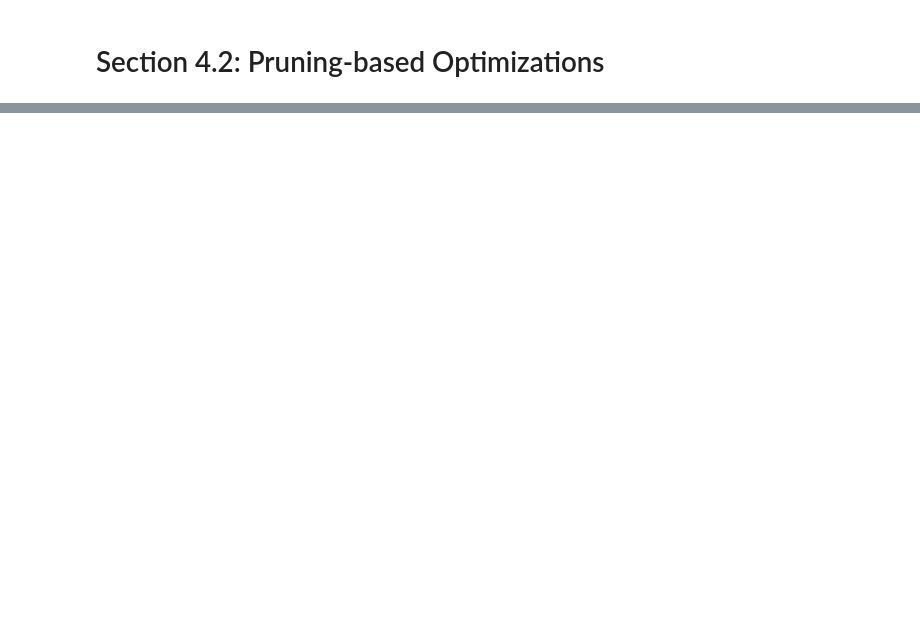
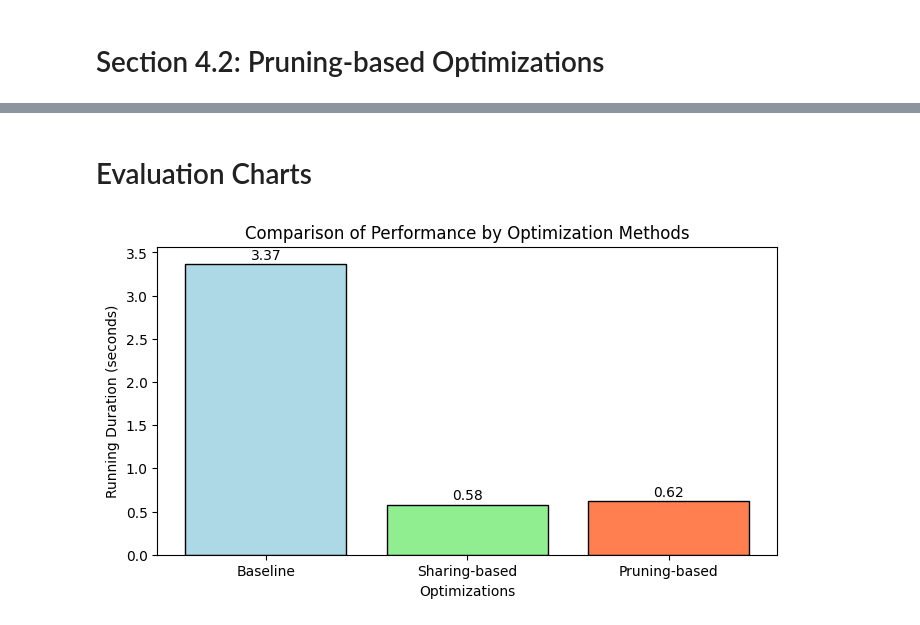
Before and after one commit to lilingxi01/seedb-replication, a Jupyter notebook: Everything+Evaluation.ipynb, the cells around one changed output, grey strips where cells are left out. Saved outputs shown, nothing was run; the diff lists cells and outputs as text; code cells hidden in the pictures; blank space fills up the shorter version.

```diff
--- a/Everything+Evaluation.ipynb
+++ b/Everything+Evaluation.ipynb
@@ -403,28 +528,27 @@ def pruning_based_optimizations():
 # %%
 import time
 
-
 # Measure execution time of baseline.
 start_time = time.time()
-result_one = baseline()
+result_baseline = baseline()
 end_time = time.time()
-duration_one = end_time - start_time
-print(f"Baseline: {duration_one} seconds")
+duration_baseline = end_time - start_time
+print(f"Baseline: {duration_baseline} seconds")
 
 print()
 
 # Measure execution time of sharing-based optimizations.
 start_time = time.time()
-result_one = sharing_based_optimizations()
+result_sharing = sharing_based_optimizations_with_group_by_combinations()
 end_time = time.time()
-duration_one = end_time - start_time
-print(f"Sharing-based: {duration_one} seconds")
+duration_sharing = end_time - start_time
+print(f"Sharing-based: {duration_sharing} seconds")
 
 print()
 
 # Measure execution time of pruning-based optimizations.
 start_time = time.time()
-result_two = pruning_based_optimizations()
+result_pruning = pruning_based_optimizations()
 end_time = time.time()
-duration_two = end_time - start_time
-print(f"Pruning-based: {duration_two} seconds")
+duration_pruning = end_time - start_time
+print(f"Pruning-based: {duration_pruning} seconds")
@@ -430,0 +576,24 @@ print(f"Pruning-based: {duration_two} seconds")
+# %% [markdown]
+# Evaluation Charts
+# %%
+import matplotlib.pyplot as plt
+
+methods = ['Baseline', 'Sharing-based', 'Pruning-based']
+durations = [duration_baseline, duration_sharing, duration_pruning]
+
+plt.figure(figsize=(8, 4))
+bar_colors = ['lightblue', 'lightgreen', 'coral']
+bars = plt.bar(methods, durations, edgecolor='black', color=bar_colors)
+
+plt.xlabel('Optimizations')
+plt.ylabel('Running Duration (seconds)')
+plt.title('Comparison of Performance by Optimization Methods')
+
+for bar in bars:
+    height = bar.get_height()
+    plt.text(bar.get_x() + bar.get_width() / 2, height + 0.02, f'{height:.2f}', ha='center', va='bottom')
+
+plt.ylim(0, max(durations) + 0.2)
+plt.show()
+# %% [output]
+[figure, added]
```
Also changed, not shown: parts of 11 cells of this notebook.
